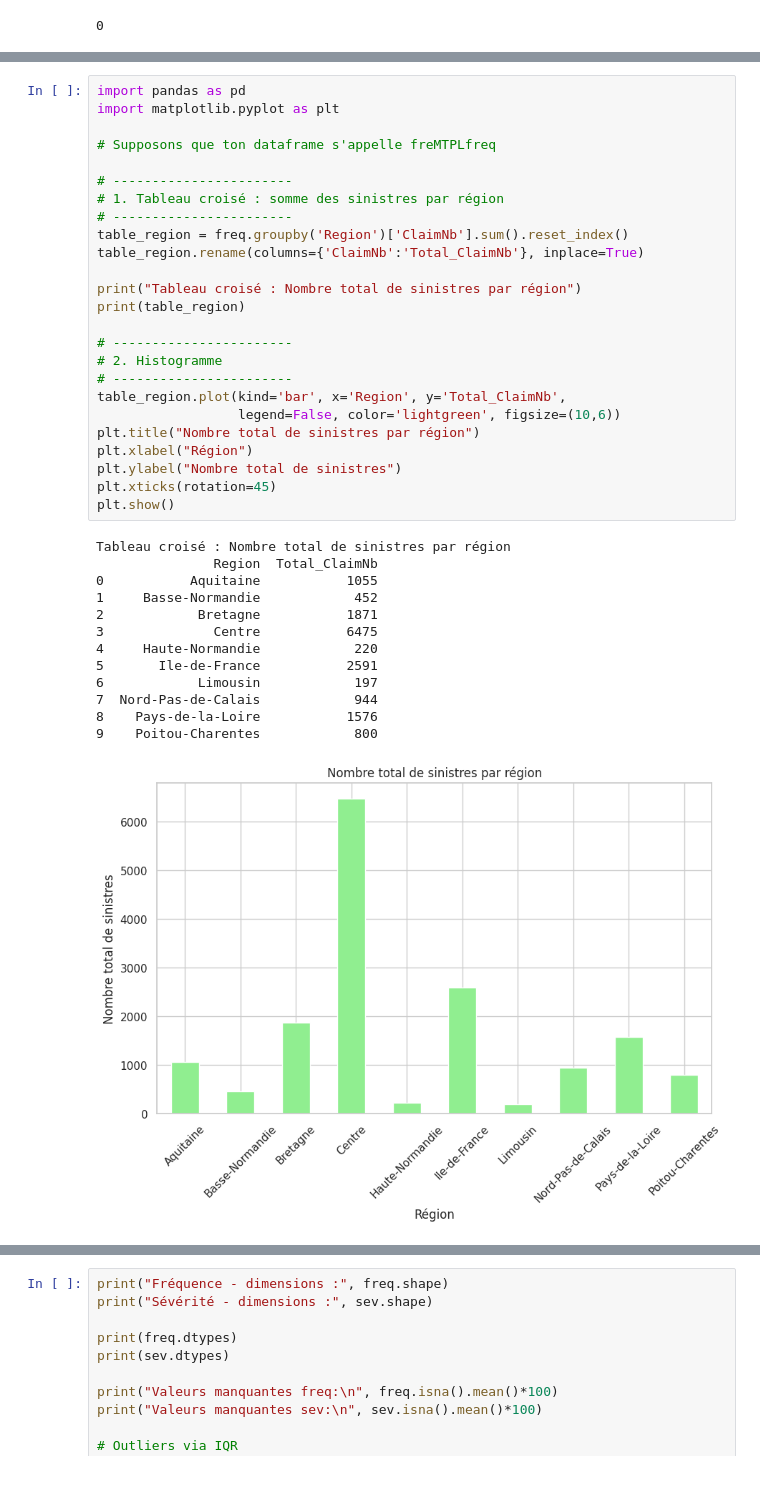
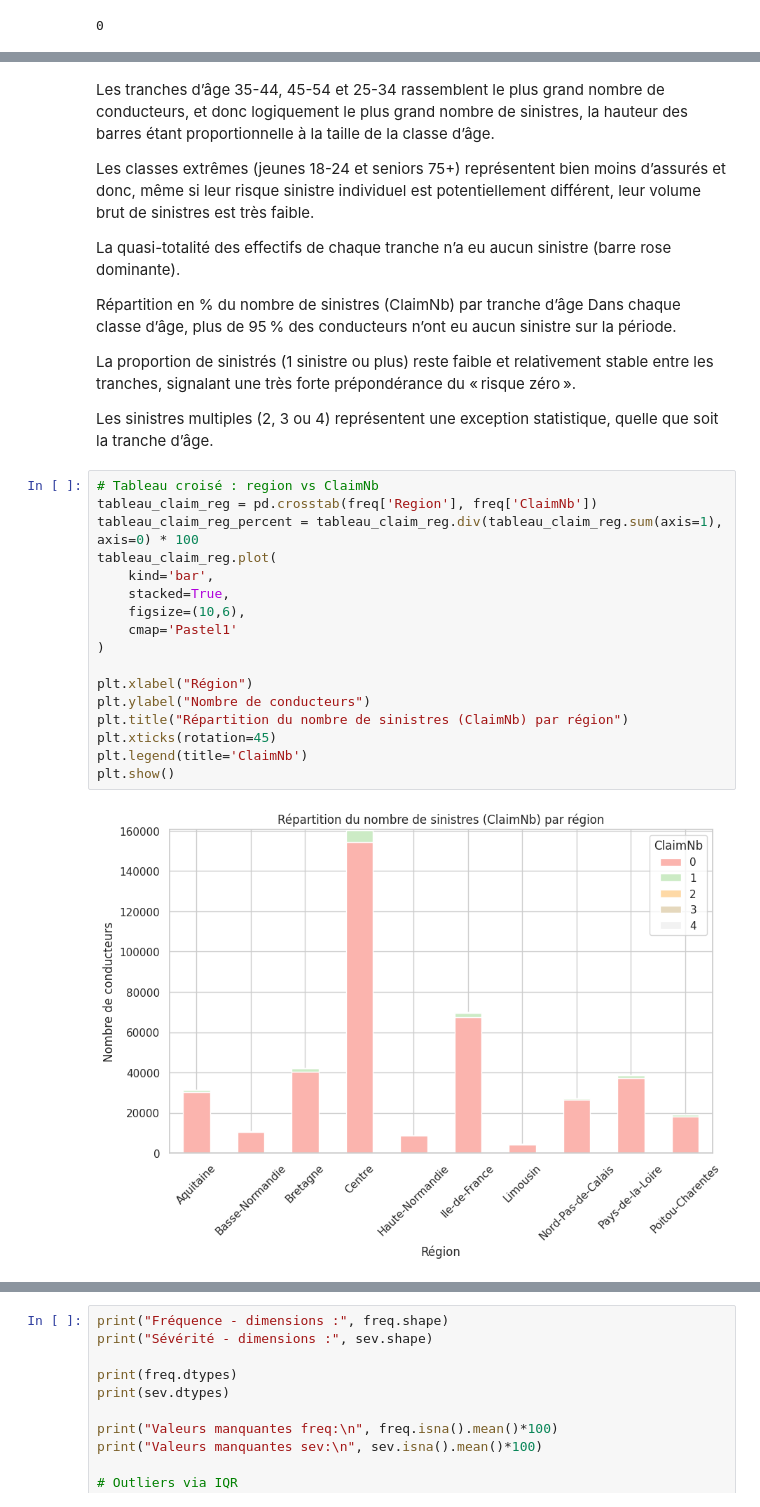
Before and after one commit to fadiblm/Projet-assurance-non-vie, a Jupyter notebook: visualisation.ipynb, the cells around one changed output, grey strips where cells are left out. Cells and saved outputs as stored; diff of their text form; blank space fills up the shorter version.

Commit message:
visualisation + modelisation

```diff
--- a/visualisation.ipynb
+++ b/visualisation.ipynb
@@ -592,39 +584,32 @@ Tableau croisé : Nombre total de sinistres par tranche d'âge
+# %% [markdown]
+Les tranches d’âge 35-44, 45-54 et 25-34 rassemblent le plus grand nombre de conducteurs, et donc logiquement le plus grand nombre de sinistres, la hauteur des barres étant proportionnelle à la taille de la classe d’âge.
+
+Les classes extrêmes (jeunes 18-24 et seniors 75+) représentent bien moins d’assurés et donc, même si leur risque sinistre individuel est potentiellement différent, leur volume brut de sinistres est très faible.
+
+La quasi-totalité des effectifs de chaque tranche n’a eu aucun sinistre (barre rose dominante).
+
+Répartition en % du nombre de sinistres (ClaimNb) par tranche d’âge
+Dans chaque classe d’âge, plus de 95 % des conducteurs n’ont eu aucun sinistre sur la période.
+
+La proportion de sinistrés (1 sinistre ou plus) reste faible et relativement stable entre les tranches, signalant une très forte prépondérance du « risque zéro ».
+
+Les sinistres multiples (2, 3 ou 4) représentent une exception statistique, quelle que soit la tranche d’âge.
 # %%
-import pandas as pd
-import matplotlib.pyplot as plt
+# Tableau croisé : region vs ClaimNb
+tableau_claim_reg = pd.crosstab(freq['Region'], freq['ClaimNb'])
+tableau_claim_reg_percent = tableau_claim_reg.div(tableau_claim_reg.sum(axis=1), axis=0) * 100
+tableau_claim_reg.plot(
+    kind='bar',
+    stacked=True,
+    figsize=(10,6),
+    cmap='Pastel1'
+)
 
-# Supposons que ton dataframe s'appelle freMTPLfreq
-
-# -----------------------
-# 1. Tableau croisé : somme des sinistres par région
-# -----------------------
-table_region = freq.groupby('Region')['ClaimNb'].sum().reset_index()
-table_region.rename(columns={'ClaimNb':'Total_ClaimNb'}, inplace=True)
-
-print("Tableau croisé : Nombre total de sinistres par région")
-print(table_region)
-
-# -----------------------
-# 2. Histogramme
-# -----------------------
-table_region.plot(kind='bar', x='Region', y='Total_ClaimNb',
-                  legend=False, color='lightgreen', figsize=(10,6))
-plt.title("Nombre total de sinistres par région")
 plt.xlabel("Région")
-plt.ylabel("Nombre total de sinistres")
+plt.ylabel("Nombre de conducteurs")
+plt.title("Répartition du nombre de sinistres (ClaimNb) par région")
 plt.xticks(rotation=45)
+plt.legend(title='ClaimNb')
 plt.show()
 # %% [output]
-Tableau croisé : Nombre total de sinistres par région
-               Region  Total_ClaimNb
-0           Aquitaine           1055
-1     Basse-Normandie            452
-2            Bretagne           1871
-3              Centre           6475
-4     Haute-Normandie            220
-5       Ile-de-France           2591
-6            Limousin            197
-7  Nord-Pas-de-Calais            944
-8    Pays-de-la-Loire           1576
-9    Poitou-Charentes            800
-[figure, old version]
+[figure, new version]
```
Also changed, not shown: parts of 18 cells of this notebook, 1 other file.
